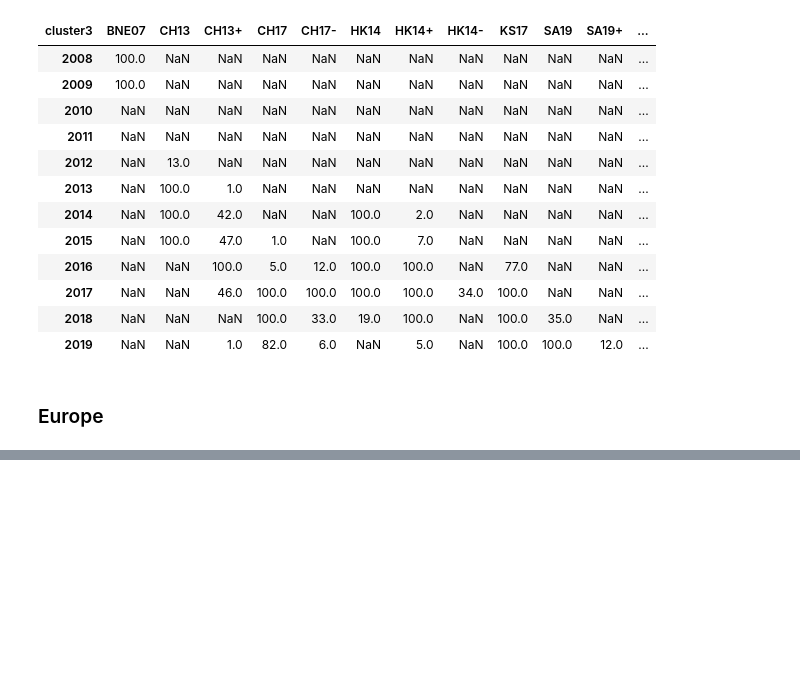
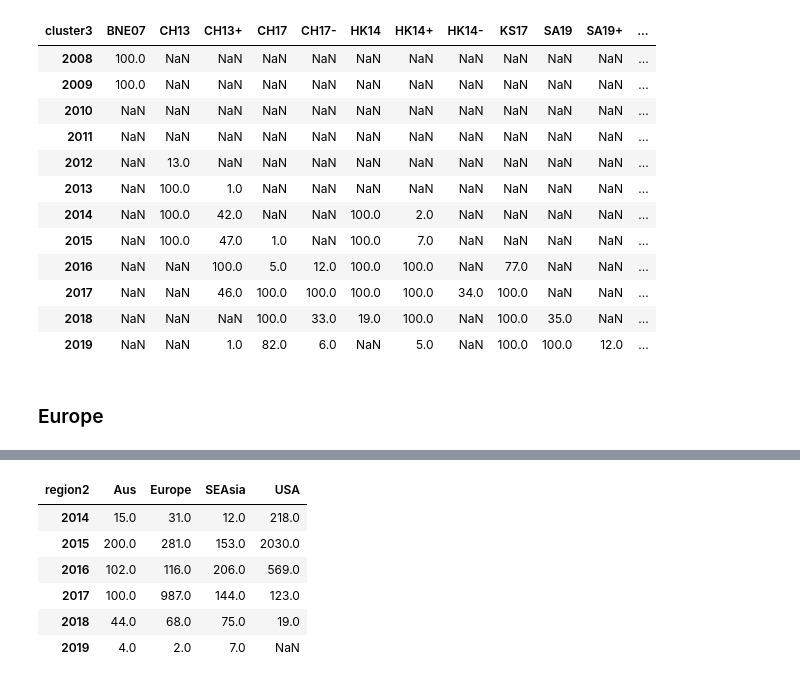
Before and after one commit to guibuzi/bioinfo, a Jupyter notebook: sequence_processing_tools/read_attribute.ipynb, the cells around one changed output, grey strips where cells are left out. Saved outputs shown, nothing was run; the diff lists cells and outputs as text; code cells hidden in the pictures; blank space fills up the shorter version.

```diff
--- a/sequence_processing_tools/read_attribute.ipynb
+++ b/sequence_processing_tools/read_attribute.ipynb
@@ -502,0 +526,12 @@ read_seg("/home/zeng/INFLUENZA_DATABASE/H3N2/data/Protein/protein_PB2.fasta", df
+# %%
+df_HK14 = df_with_cluster[df_with_cluster['cluster3'] == 'HK14']
+index_by_year_HK14 = pd.to_datetime(df_HK14.date.values).to_period('A-OCT')
+df_HK14.groupby([index_by_year_HK14, 'region2']).size().unstack(1)
+# %% [output]
+| region2 | Aus | Europe | SEAsia | USA |
+| 2014 | 15.0 | 31.0 | 12.0 | 218.0 |
+| 2015 | 200.0 | 281.0 | 153.0 | 2030.0 |
+| 2016 | 102.0 | 116.0 | 206.0 | 569.0 |
+| 2017 | 100.0 | 987.0 | 144.0 | 123.0 |
+| 2018 | 44.0 | 68.0 | 75.0 | 19.0 |
+| 2019 | 4.0 | 2.0 | 7.0 | NaN |
```
Also changed, not shown: parts of 6 cells of this notebook, 22 other files.
